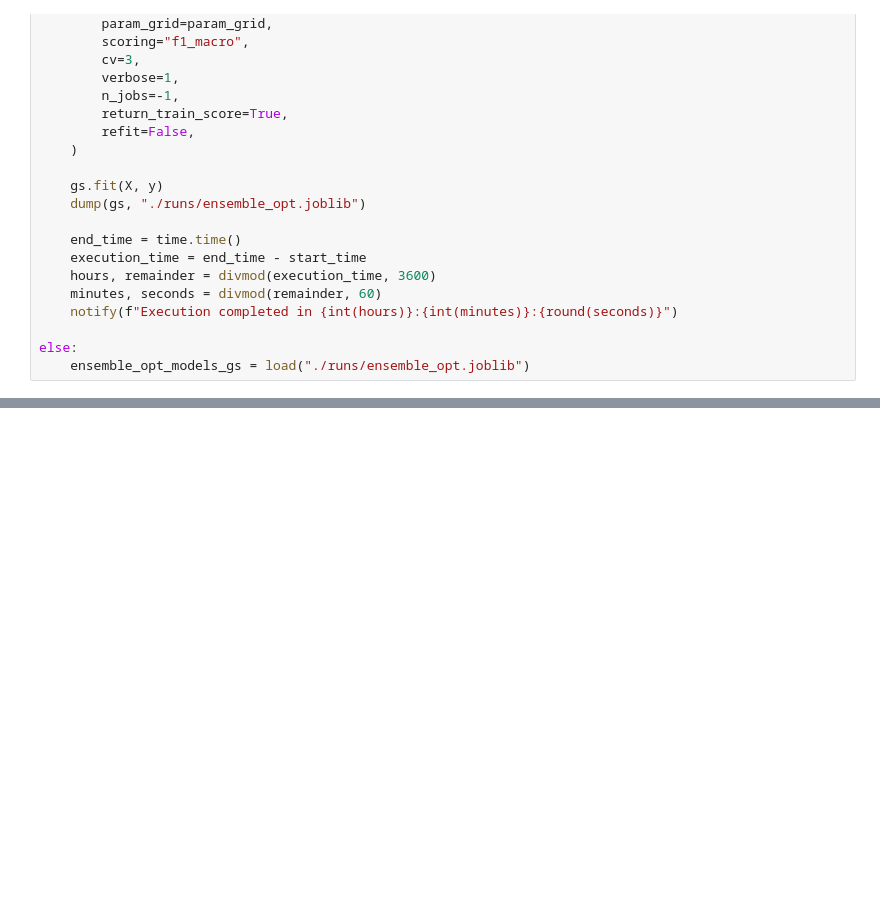
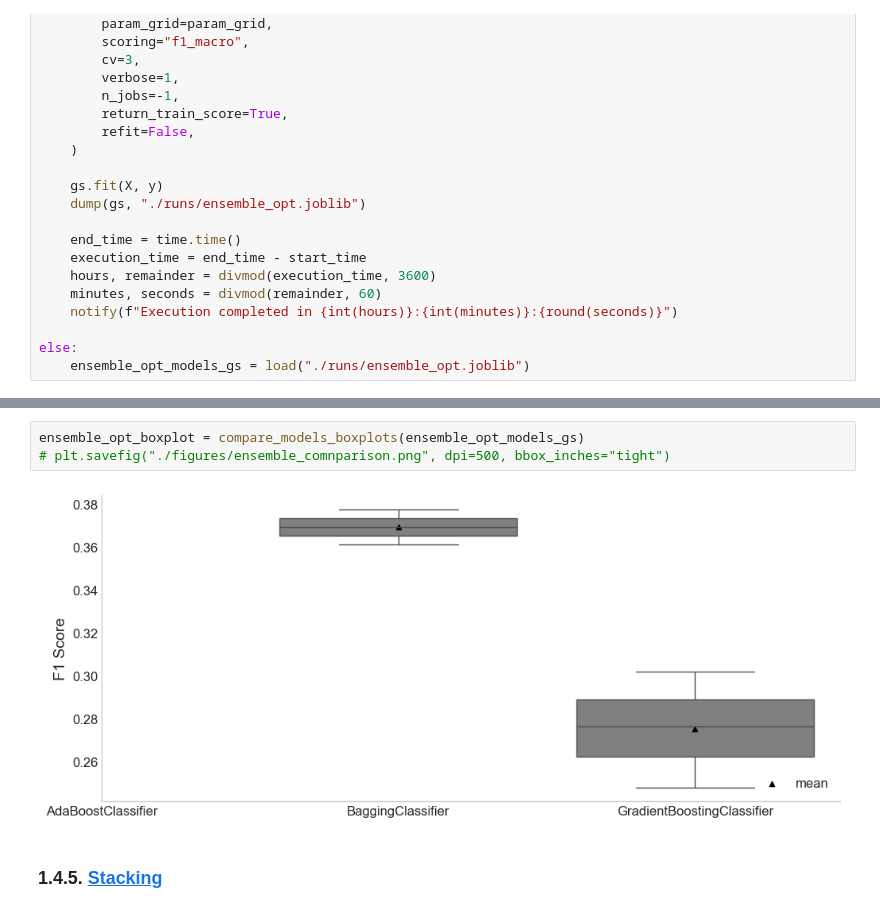
Before and after one commit to DiogoPF/Multiclass_Classification-WCB, a Jupyter notebook: Pipeline_diogo.ipynb, the cells around one changed output, grey strips where cells are left out. Cells and saved outputs as stored; diff of their text form; blank space fills up the shorter version.

```diff
--- a/Pipeline_diogo.ipynb
+++ b/Pipeline_diogo.ipynb
@@ -1858 +2059,8 @@ ensemble_opt_models_df.sort_values(by="F1 Validation Score", ascending=False)
+# %%
+ensemble_opt_boxplot = compare_models_boxplots(ensemble_opt_models_gs)
+# plt.savefig("./figures/ensemble_comnparison.png", dpi=500, bbox_inches="tight")
+# %% [output]
+[figure, added]
+# %% [markdown]
+### 1.4.5. <a id='toc1_4_5_'></a>[Stacking](#toc0_)
 # %%
```
Also changed, not shown: parts of 47 cells of this notebook, 10 other files.
